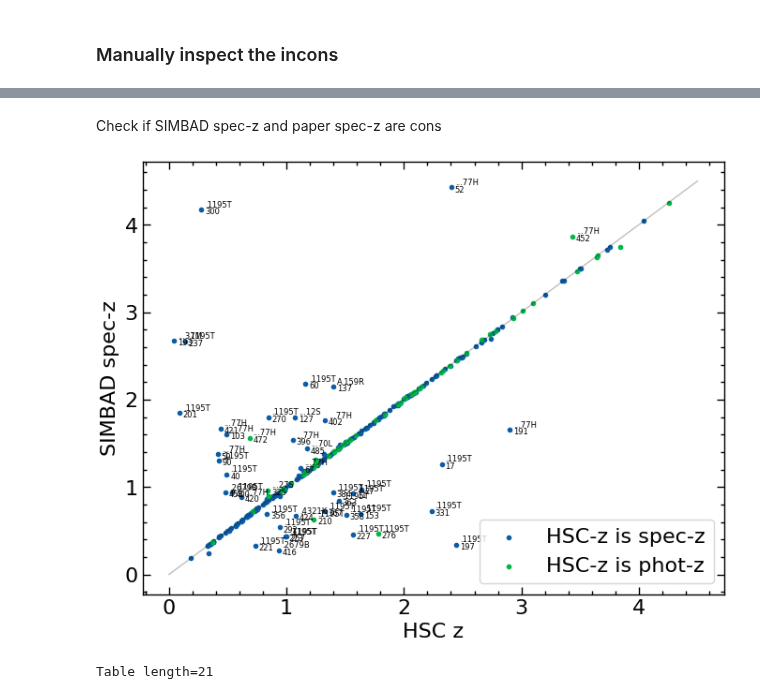
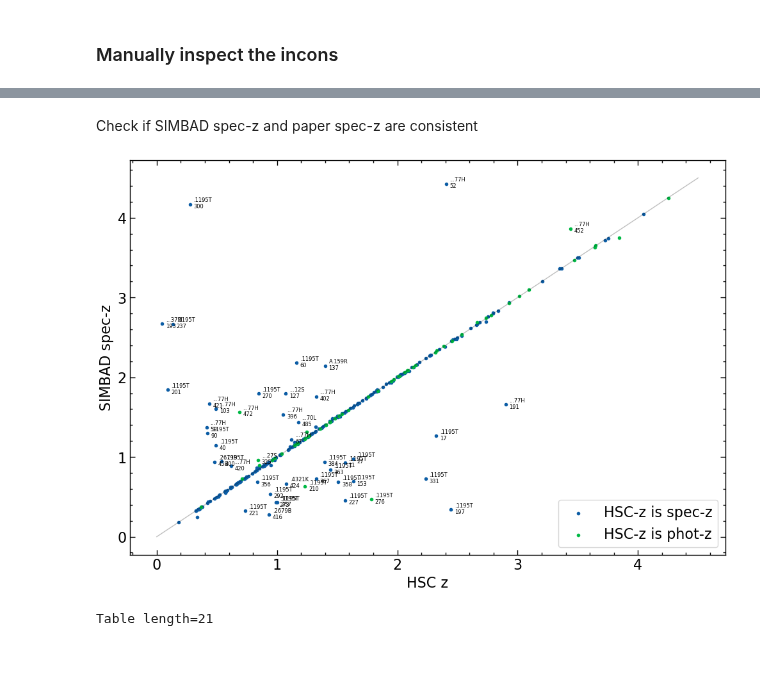
Before and after one commit to Chisen-Lupus/dwarf_agn_cosmos, a Jupyter notebook: hsc-ssp_specz.ipynb, the cells around one changed output, grey strips where cells are left out. Cells and saved outputs as stored; diff of their text form; code cells hidden in the pictures; blank space fills up the shorter version.

Commit message:
added spec template & repaired missing words

```diff
--- a/hsc-ssp_specz.ipynb
+++ b/hsc-ssp_specz.ipynb
@@ -190,40 +192,41 @@ plt.scatter(data_agn['z'][mask_specz & mask_specz_updated], data_agn_updated['z'
 # %% [markdown]
-Check if SIMBAD spec-z and paper spec-z are cons
+Check if SIMBAD spec-z and paper spec-z are consistent
 # %%
 data_agn_compare = table.Table(data=[[0.]*491, ['none']*491, [0.]*491, ['-'*19]*491, [None]*491],
                                names=['HSC-z', 'r_HSC-z', 'SIMBAD-z', 'bib_SIMBAD-z', 'name'])
 for j,i in enumerate(idx_simbad_specz):
     if data_agn['r_z'][i] <= 2:
         data_agn_compare['r_HSC-z'][i] = 'spec'
     else:
         data_agn_compare['r_HSC-z'][i] = 'phot'
     data_agn_compare['HSC-z'][i] = data_agn['z'][i]
     data_agn_compare['SIMBAD-z'][i] = result_table[mask_spec_simbad]['Z_VALUE'][j]
     data_agn_compare['bib_SIMBAD-z'][i] = result_table[mask_spec_simbad]['RVZ_BIBCODE'][j]
     data_agn_compare['name'][i] = result_table[mask_spec_simbad]['MAIN_ID'][j]
 
+plt.figure(figsize=[12, 8])
 
 plt.scatter(data_agn_compare['HSC-z'][data_agn_compare['r_HSC-z']=='spec'],
             data_agn_compare['SIMBAD-z'][data_agn_compare['r_HSC-z']=='spec'],
-            marker='.', label='HSC-z
+            marker='.', label='HSC-z is spec-z')
 plt.scatter(data_agn_compare['HSC-z'][data_agn_compare['r_HSC-z']=='phot'],
             data_agn_compare['SIMBAD-z'][data_agn_compare['r_HSC-z']=='phot'],
-            marker='.', label='HSC-z
+            marker='.', label='HSC-z is phot-z')
 # plt.scatter(data_agn_compare['HSC-z'][(data_agn_compare['r_HSC-z']=='spec') & (data_agn_compare['bib_SIMBAD-z']=='2020AJ....160...37M')],
 #             data_agn_compare['SIMBAD-z'][(data_agn_compare['r_HSC-z']=='spec') & (data_agn_compare['bib_SIMBAD-z']=='2020AJ....160...37M')],
 #             marker='.', label='selected bibcode')
 # add bibcode to those incons
 for i, txt in enumerate(data_agn_compare['bib_SIMBAD-z']): #enumerate(np.arange(491)+1):
     if np.abs(data_agn_compare['HSC-z'][i] - data_agn_compare['SIMBAD-z'][i])>0.1:
         plt.annotate(txt[13:], (data_agn_compare['HSC-z'][i]+0.03, data_agn_compare['SIMBAD-z'][i]+0.03), size=6)
         plt.annotate(i+1, (data_agn_compare['HSC-z'][i]+0.03, data_agn_compare['SIMBAD-z'][i]-0.05), size=6)
 plt.plot([0, 4.5], [0, 4.5], '-k', linewidth=1, alpha=0.25)
 plt.xlabel('HSC z')
 plt.ylabel('SIMBAD spec-z')
 plt.legend(frameon=True)
 plt.show()
 # %% [output]
-[figure, old version]
+[figure, new version]
 # %%
 # check the bibcode of all comparable (has hsc spec-z) simbad spec-z
 bib, cnt = np.unique(data_agn_compare['bib_SIMBAD-z'][data_agn_compare['r_HSC-z']=='spec'], return_counts=True)
```
Also changed, not shown: parts of 12 cells of this notebook.
